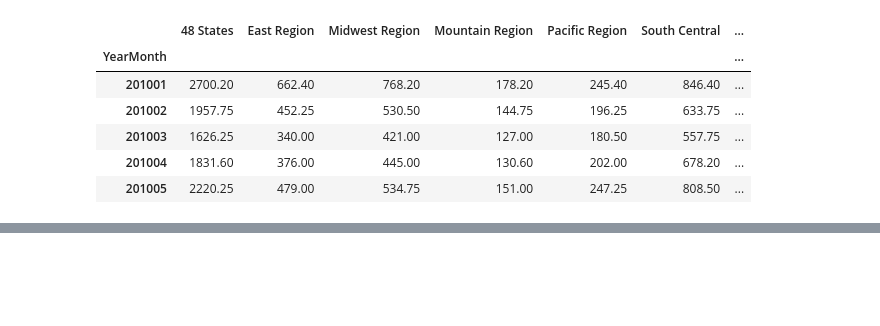
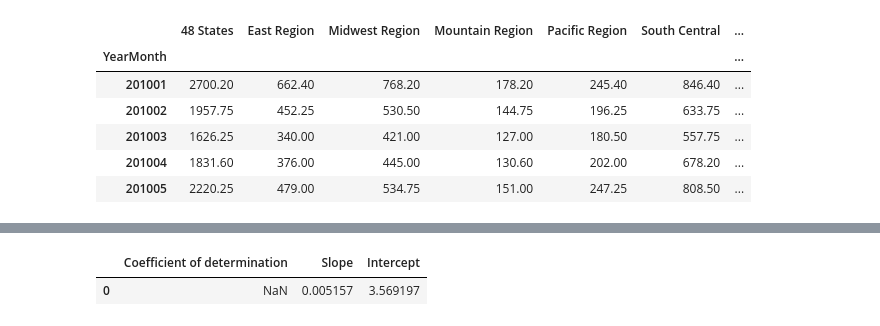
Before and after one commit to SabahatJK/EDA_NG, a Jupyter notebook: Starter Code_SK.ipynb, the cells around one changed output, grey strips where cells are left out. Cells and saved outputs as stored; diff of their text form; code cells hidden in the pictures; blank space fills up the shorter version.

```diff
--- a/Starter Code_SK.ipynb
+++ b/Starter Code_SK.ipynb
@@ -654,0 +790,5 @@ Predicted response:
+# %%
+region_dfs["PA"]["temp_close_lin_reg"]
+# %% [output]
+|  | Coefficient of determination | Slope | Intercept |
+| 0 | NaN | 0.005157 | 3.569197 |
```
Also changed, not shown: parts of 14 cells of this notebook.
